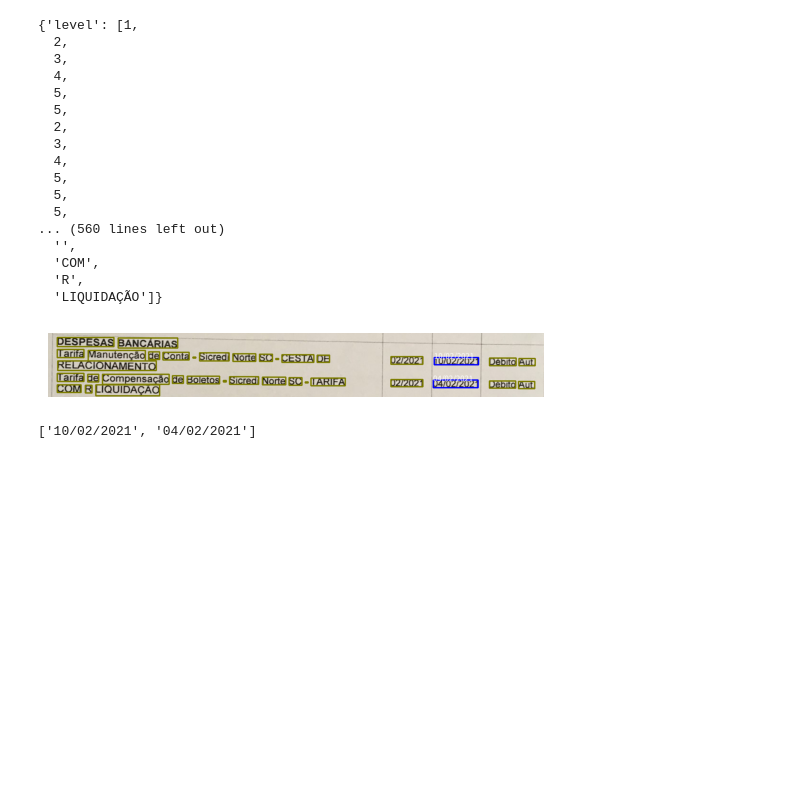
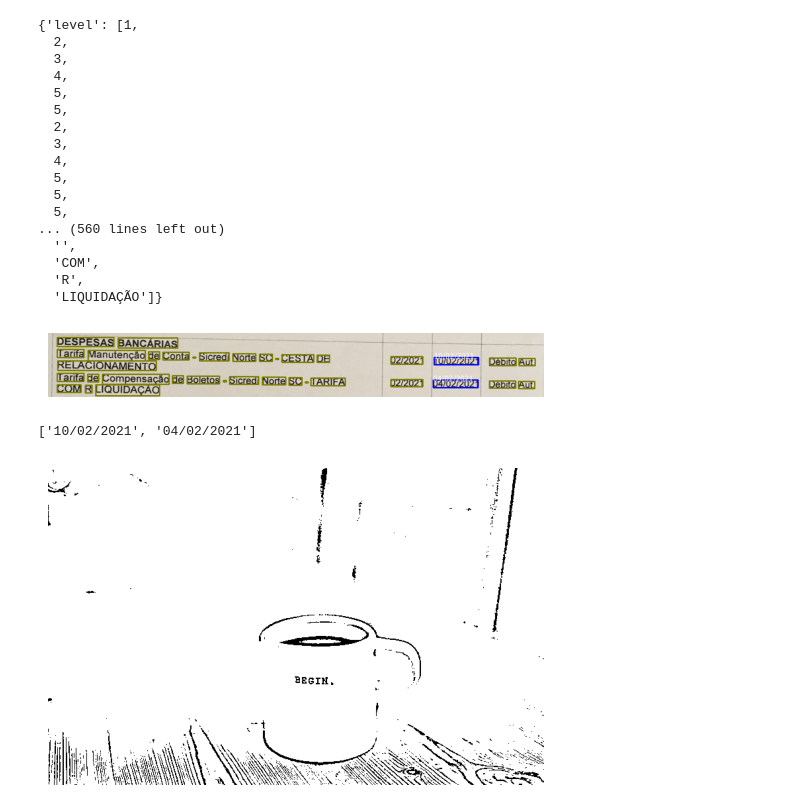
Before and after one commit to sonsungjong/python, a Jupyter notebook: OCR/OCR with Tesseract.ipynb, the cells around one changed output. Saved outputs shown, nothing was run; the diff lists cells and outputs as text; code cells hidden in the pictures; blank space fills up the shorter version.

```diff
--- a/OCR/OCR with Tesseract.ipynb
+++ b/OCR/OCR with Tesseract.ipynb
@@ -491,3 +491,16 @@ plt.show()
 dates
 # %% [output]
 ['10/02/2021', '04/02/2021']
+# %%
+# img = Image.open('./content/cup.jpg')
+# img_cv = np.array(img)
+img = cv2.imread('./content/cup.jpg')
+rgb = cv2.cvtColor(img, cv2.COLOR_BGR2RGB)
+gray = cv2.cvtColor(rgb, cv2.COLOR_RGB2GRAY)
+thresh = cv2.adaptiveThreshold(gray, 255, cv2.ADAPTIVE_THRESH_GAUSSIAN_C, cv2.THRESH_BINARY, 15, 8)
+
+plt.imshow(thresh, cmap='gray')
+plt.axis('off')
+plt.show()
+# %% [output]
+[figure, added]
```
Also changed, not shown: parts of 4 cells of this notebook.
